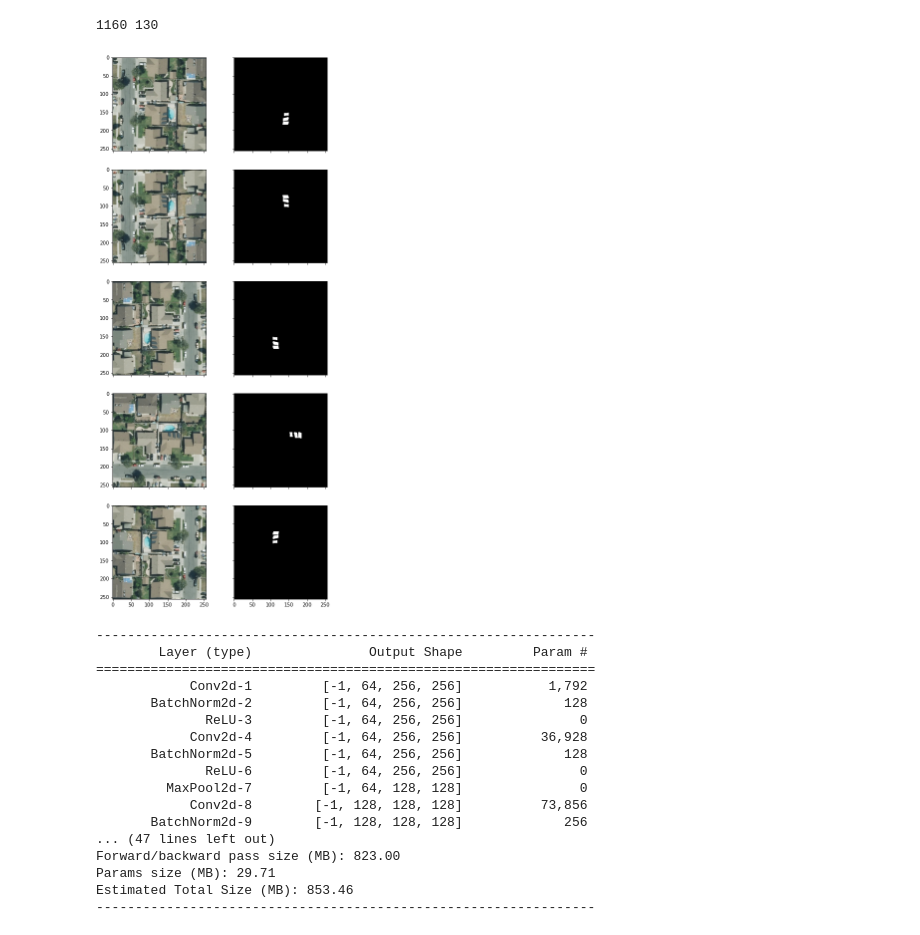
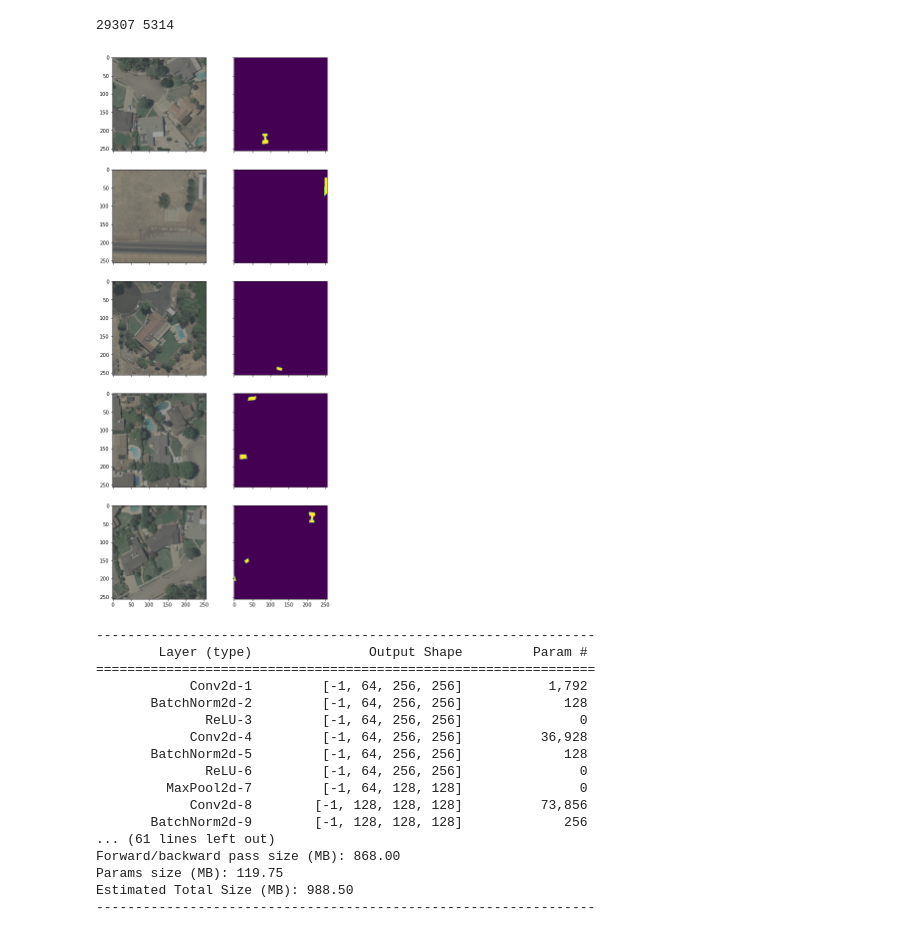
Before and after one commit to francois-rozet/adopptrs, a Jupyter notebook: python/unet.ipynb, the cells around one changed output. Cells and saved outputs as stored; diff of their text form; code cells hidden in the pictures.

```diff
--- a/python/unet.ipynb
+++ b/python/unet.ipynb
@@ -3,42 +3,46 @@
 %autoreload 2
 # %%
 import json
-import numpy as np
+import random
 
 with open('../products/json/data.json', 'r') as f:
-    data = json.load(f)
+    data = [
+        ('../resources/' + x, '../resources/' + y, box)
+        for x, y, box in json.load(f)
+    ]
 
-np.random.seed(1)
-np.random.shuffle(data)
-
-for _, _, boxes in data:
-    np.random.shuffle(boxes)
+random.seed(0)
+random.shuffle(data)
 # %%
-from dataset import LargeDataset
+from dataset import LargeDataset, RandomTurn
 
-trainset = LargeDataset(data[:2], origin='../resources/')
-validset = LargeDataset(data[2:3], origin='../resources/')
+trainset = RandomTurn(LargeDataset(data[:350], transform='tensor', color='jitter'))
+validset = LargeDataset(data[350:400], transform='tensor')
 
 print(len(trainset), len(validset))
 # %% [output]
-1160 130
+29307 5314
 # %%
 from torch.utils.data import DataLoader
 from plots import plot_alongside
 
 trainloader = DataLoader(trainset, batch_size=5)
 validloader = DataLoader(validset, batch_size=5)
 
-inputs, targets = next(iter(trainloader))
+trainloader.dataset.shuffle()
+for inputs, targets in trainloader:
+    break
+
 plot_alongside(inputs, targets)
 # %% [output]
-[figure, old version]
+[figure, new version]
 # %%
+import torch
 from torchsummary import summary
 from models import UNet
 
 model = UNet(3, 1).cuda()
-# model.load_state_dict(torch.load('...'))
+model.load_state_dict(torch.load('../products/models/unet_004.pth'))
 
 summary(model, input_size=(3, 256, 256))
 # %% [output]
@@ -54,8 +58,8 @@ summary(model, input_size=(3, 256, 256))
          MaxPool2d-7         [-1, 64, 128, 128]               0
             Conv2d-8        [-1, 128, 128, 128]          73,856
        BatchNorm2d-9        [-1, 128, 128, 128]             256
-... (47 lines left out)
-Forward/backward pass size (MB): 823.00
-Params size (MB): 29.71
-Estimated Total Size (MB): 853.46
+... (61 lines left out)
+Forward/backward pass size (MB): 868.00
+Params size (MB): 119.75
+Estimated Total Size (MB): 988.50
 ----------------------------------------------------------------
```
Also changed, not shown: parts of 4 cells of this notebook.
